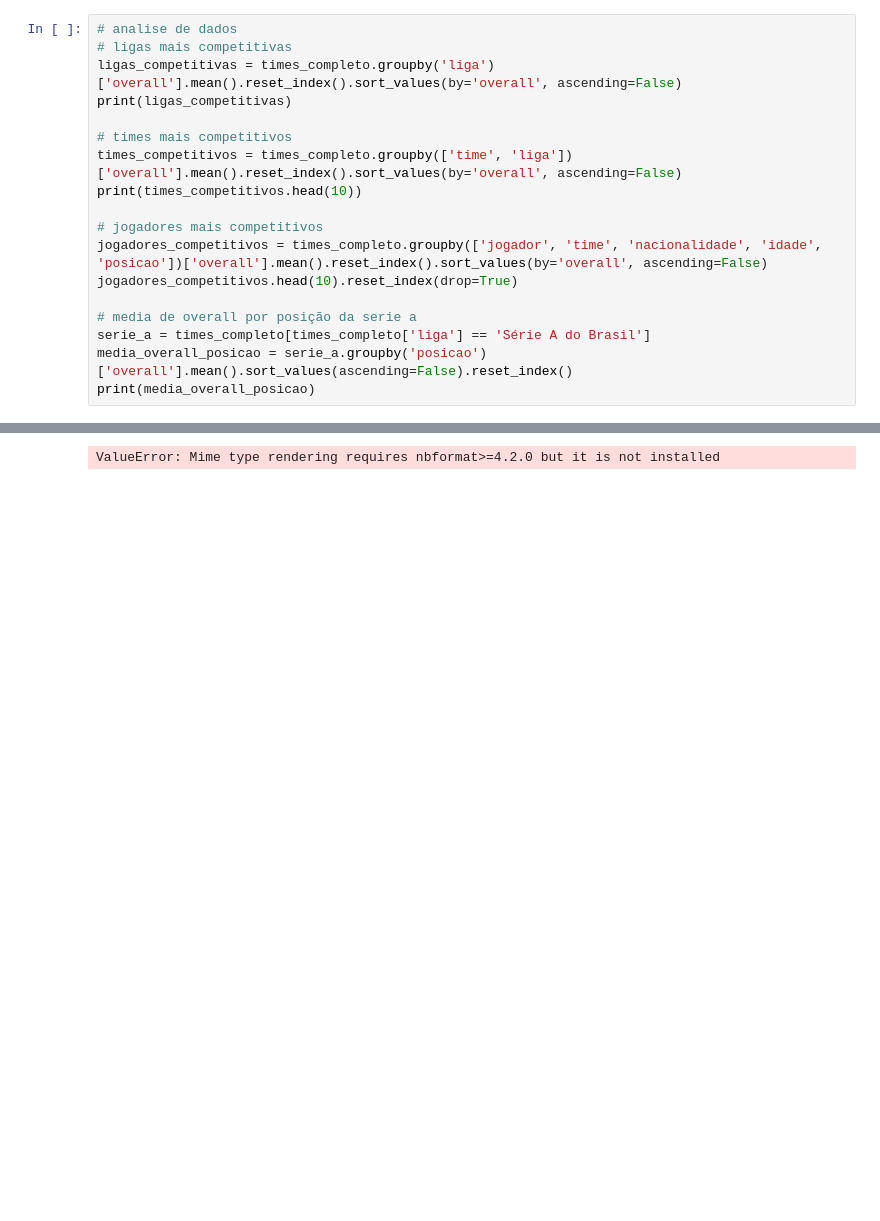
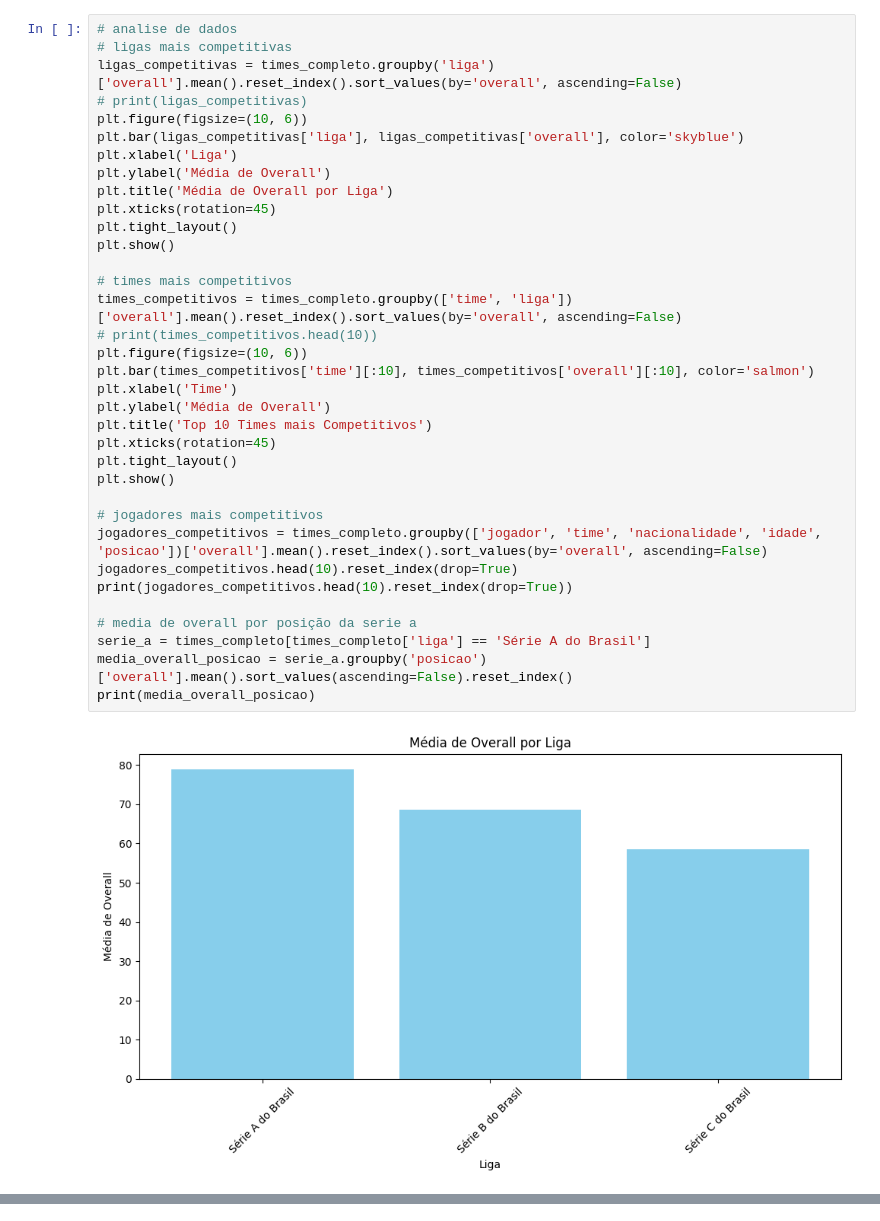
Before and after one commit to celsorma102/gerar-dados-futebol, a Jupyter notebook: analise.ipynb, the cells around one changed output, grey strips where cells are left out. Saved outputs shown, nothing was run; the diff lists cells and outputs as text; blank space fills up the shorter version.

```diff
--- a/analise.ipynb
+++ b/analise.ipynb
@@ -24,19 +25,37 @@ times_completo.head(5)
 # %%
 # analise de dados
 # ligas mais competitivas
 ligas_competitivas = times_completo.groupby('liga')['overall'].mean().reset_index().sort_values(by='overall', ascending=False)
-print(ligas_competitivas)
+# print(ligas_competitivas)
+plt.figure(figsize=(10, 6))
+plt.bar(ligas_competitivas['liga'], ligas_competitivas['overall'], color='skyblue')
+plt.xlabel('Liga')
+plt.ylabel('Média de Overall')
+plt.title('Média de Overall por Liga')
+plt.xticks(rotation=45)
+plt.tight_layout()
+plt.show()
 
 # times mais competitivos
 times_competitivos = times_completo.groupby(['time', 'liga'])['overall'].mean().reset_index().sort_values(by='overall', ascending=False)
-print(times_competitivos.head(10))
+# print(times_competitivos.head(10))
+plt.figure(figsize=(10, 6))
+plt.bar(times_competitivos['time'][:10], times_competitivos['overall'][:10], color='salmon')
+plt.xlabel('Time')
+plt.ylabel('Média de Overall')
+plt.title('Top 10 Times mais Competitivos')
+plt.xticks(rotation=45)
+plt.tight_layout()
+plt.show()
 
 # jogadores mais competitivos
 jogadores_competitivos = times_completo.groupby(['jogador', 'time', 'nacionalidade', 'idade', 'posicao'])['overall'].mean().reset_index().sort_values(by='overall', ascending=False)
 jogadores_competitivos.head(10).reset_index(drop=True)
+print(jogadores_competitivos.head(10).reset_index(drop=True))
 
 # media de overall por posição da serie a
 serie_a = times_completo[times_completo['liga'] == 'Série A do Brasil']
 media_overall_posicao = serie_a.groupby('posicao')['overall'].mean().sort_values(ascending=False).reset_index()
 print(media_overall_posicao)
 # %% [output]
+[figure, added]
@@ -47 +79,0 @@ print(media_overall_posicao)
-ValueError: Mime type rendering requires nbformat>=4.2.0 but it is not installed
```
Also changed, not shown: parts of 5 cells of this notebook, 2 other files.
